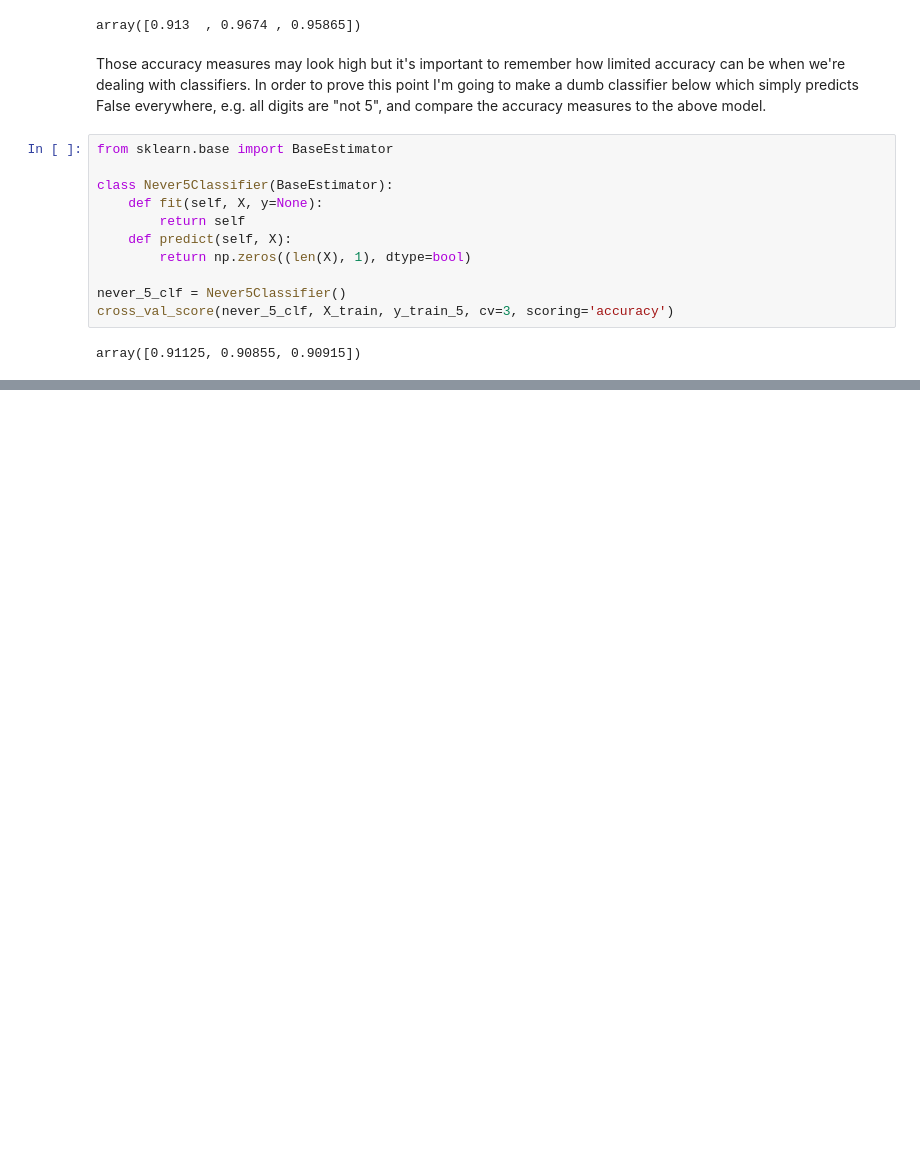
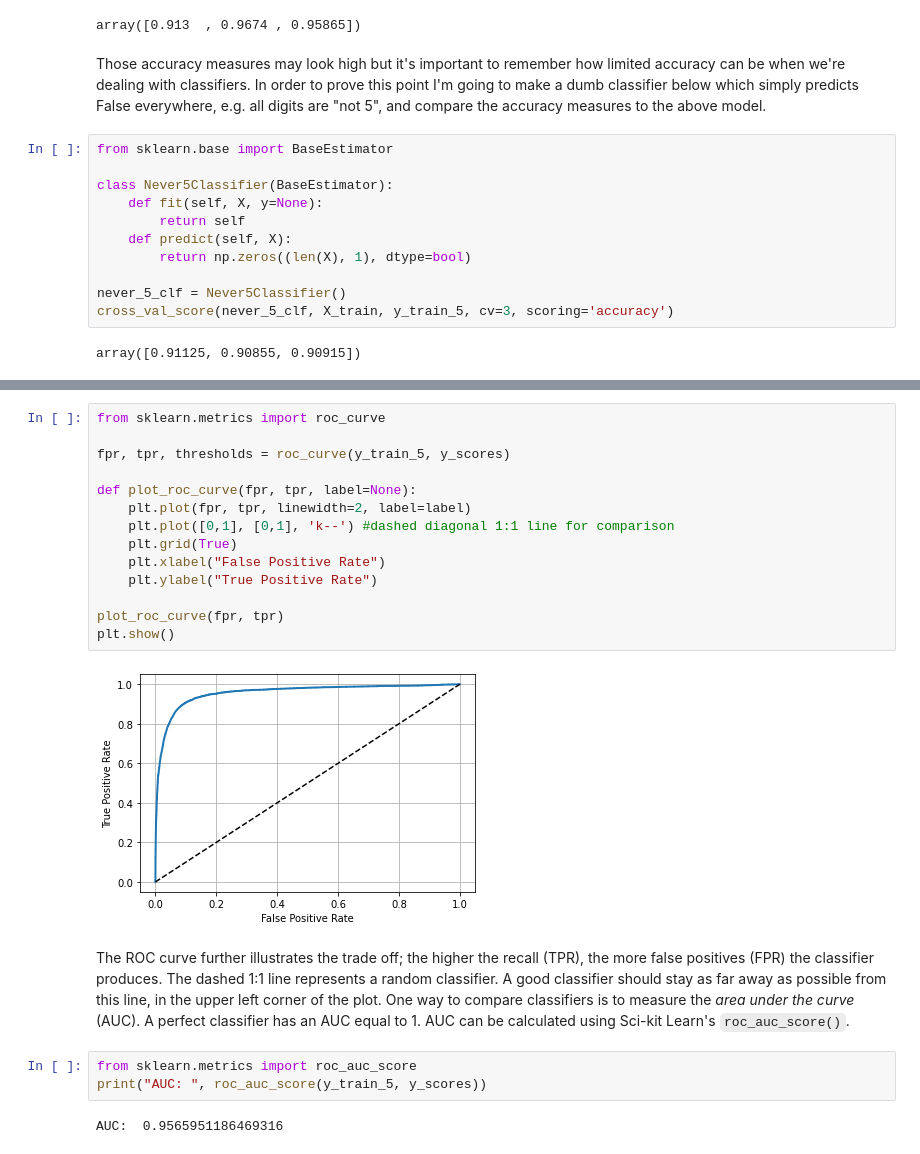
Before and after one commit to mcnewcp/book-geron-ml-sklearn-keras-tensorflow, a Jupyter notebook: 03-classification/03-classification.ipynb, the cells around one changed output, grey strips where cells are left out. Cells and saved outputs as stored; diff of their text form; blank space fills up the shorter version.

Commit message:
finish performance measures

```diff
--- a/03-classification/03-classification.ipynb
+++ b/03-classification/03-classification.ipynb
@@ -99,0 +205,23 @@ The accuracy of the dumb model above is above 90% and that's because roughly 10%
+# %%
+from sklearn.metrics import roc_curve
+
+fpr, tpr, thresholds = roc_curve(y_train_5, y_scores)
+
+def plot_roc_curve(fpr, tpr, label=None):
+    plt.plot(fpr, tpr, linewidth=2, label=label)
+    plt.plot([0,1], [0,1], 'k--') #dashed diagonal 1:1 line for comparison
+    plt.grid(True)
+    plt.xlabel("False Positive Rate")
+    plt.ylabel("True Positive Rate")
+
+plot_roc_curve(fpr, tpr)
+plt.show()
+# %% [output]
+[figure, added]
+# %% [markdown]
+The ROC curve further illustrates the trade off; the higher the recall (TPR), the more false positives (FPR) the classifier produces.  The dashed 1:1 line represents a random classifier.  A good classifier should stay as far away as possible from this line, in the upper left corner of the plot.  One way to compare classifiers is to measure the _area under the curve_ (AUC).  A perfect classifier has an AUC equal to 1.  AUC can be calculated using Sci-kit Learn's `roc_auc_score()`.
+# %%
+from sklearn.metrics import roc_auc_score
+print("AUC: ", roc_auc_score(y_train_5, y_scores))
+# %% [output]
+AUC:  0.9565951186469316
```
Also changed, not shown: parts of 16 cells of this notebook.
